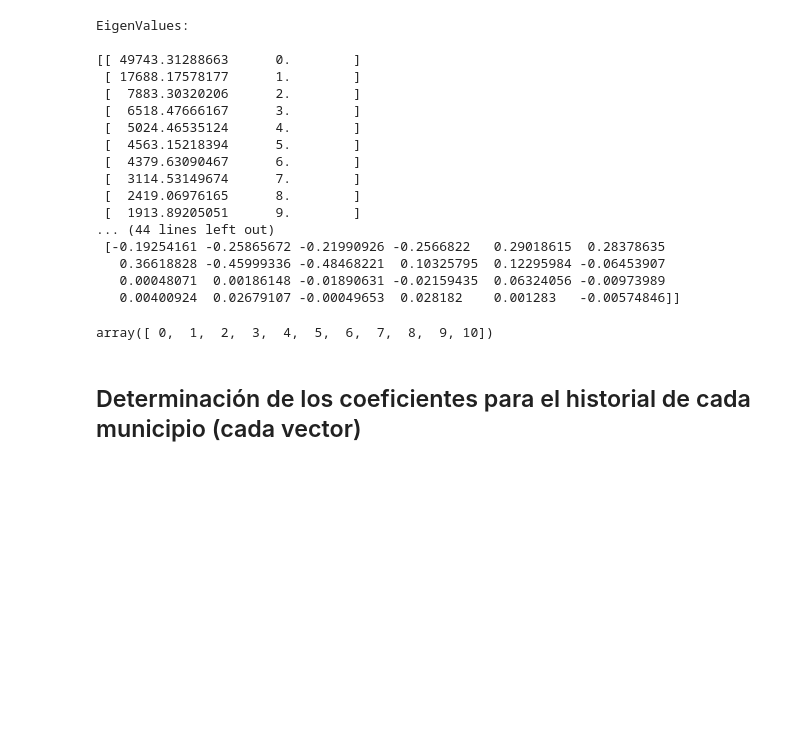
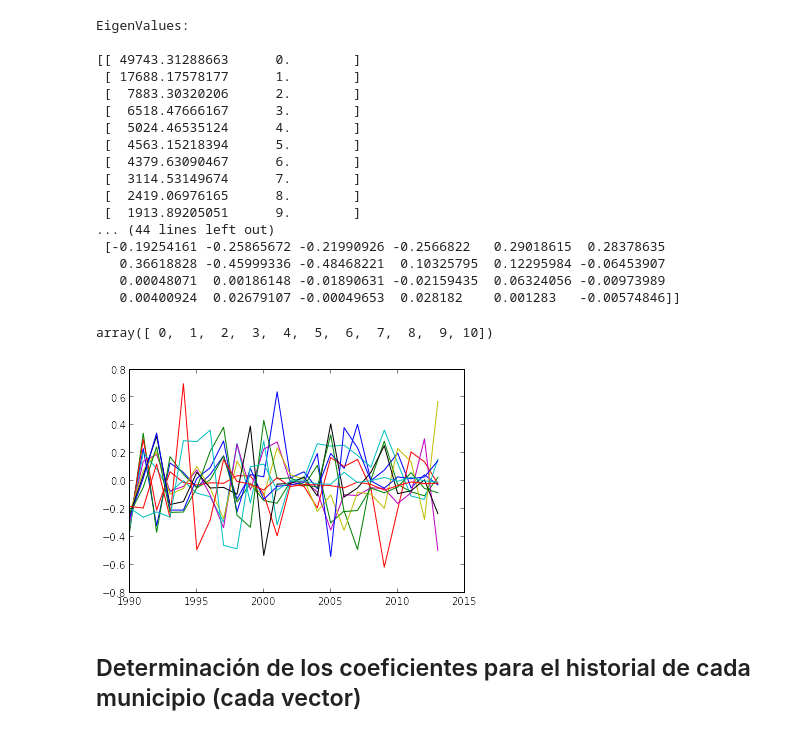
Before and after one commit to jdprada1760/Tarea4_EntregaFinal, a Jupyter notebook: Homicidios-pto1.ipynb, the cells around one changed output. Drawn from its saved outputs; the diff is of its cells as text; code cells hidden in the pictures; blank space fills up the shorter version.

```diff
--- a/Homicidios-pto1.ipynb
+++ b/Homicidios-pto1.ipynb
@@ -148,6 +145,13 @@ EigenValues:
    0.00048071  0.00186148 -0.01890631 -0.02159435  0.06324056 -0.00973989
    0.00400924  0.02679107 -0.00049653  0.028182    0.001283   -0.00574846]]
 array([ 0,  1,  2,  3,  4,  5,  6,  7,  8,  9, 10])
+# %%
+#Muestra de las gráficas de los historiales que son vectores propios de la base ortonormal
+#Vectores que (Generan los demas historiales)
+for k in range(len(eigenVects)):
+    plot([1990 + i for i in range(24)], eigenVects[k])
+# %% [output]
+[figure, added]
 # %% [markdown]
 ## Determinación de los coeficientes para el historial de cada municipio (cada vector)
 # %% [markdown]
```
Also changed, not shown: parts of 1 cell of this notebook.
